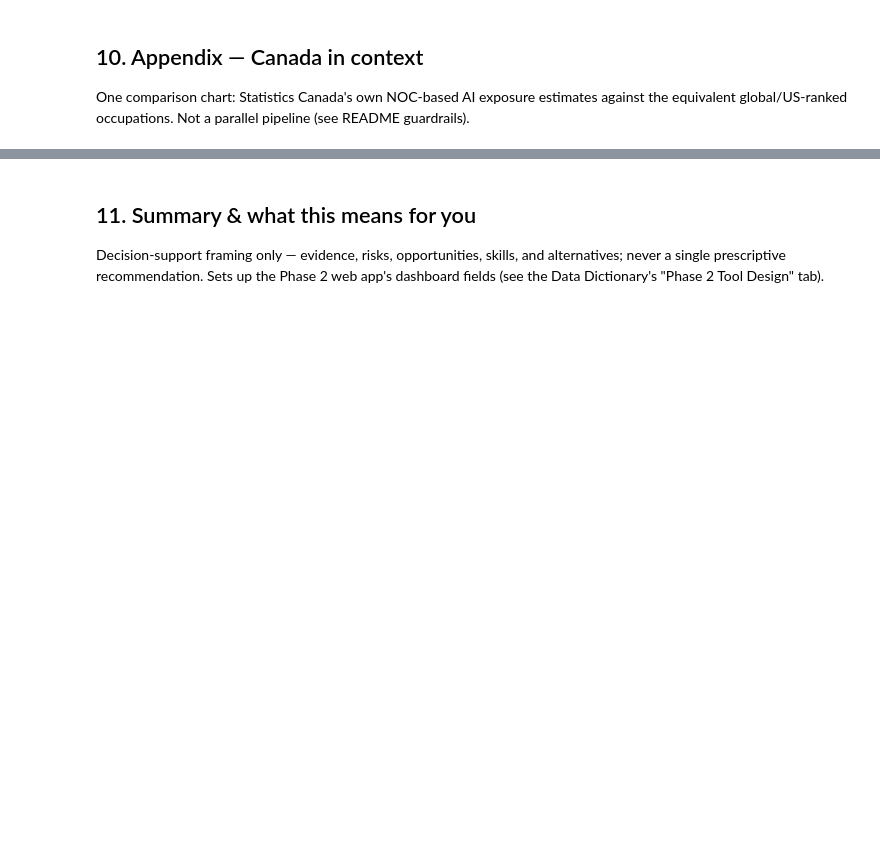
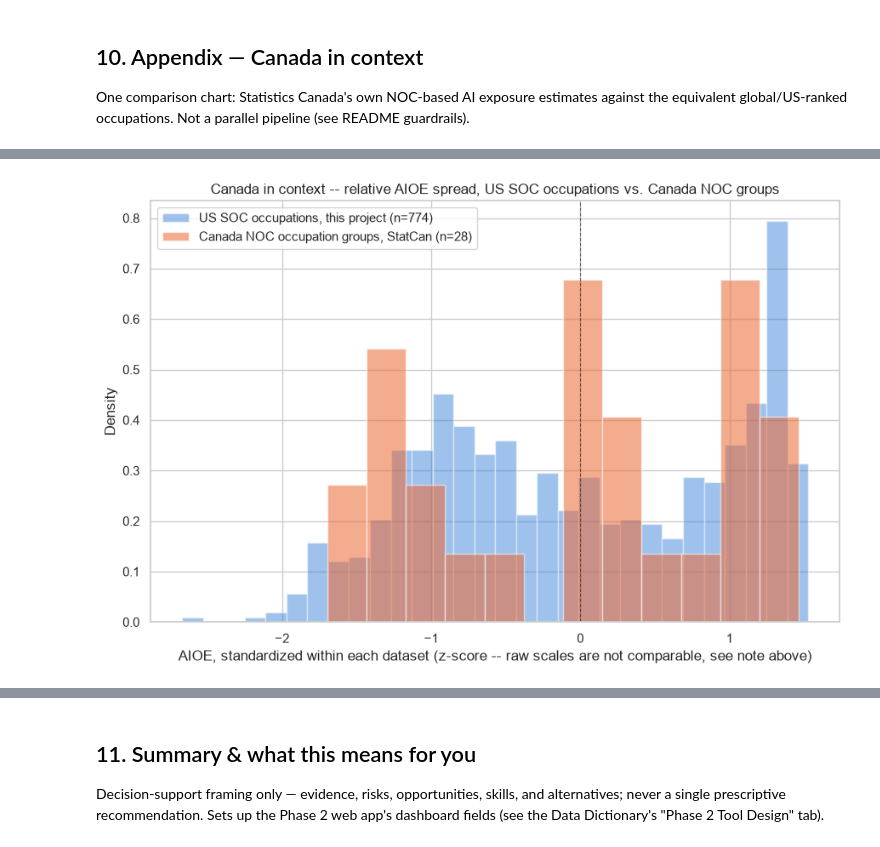
Before and after one commit to GrmaHashim/from-exposure-to-action, a Jupyter notebook: notebooks/01_exploratory_analysis.ipynb, the cells around one changed output, grey strips where cells are left out. Cells and saved outputs as stored; diff of their text form; code cells hidden in the pictures; blank space fills up the shorter version.

Commit message:
Add Canada appendix (StatCan NOC-level AIOE, z-score-normalized comparison)

```diff
--- a/notebooks/01_exploratory_analysis.ipynb
+++ b/notebooks/01_exploratory_analysis.ipynb
@@ -452,3 +652,20 @@ Occupation-to-occupation skill-vector similarity to surface, for a given high-ex
 ## 10. Appendix — Canada in context
 
 One comparison chart: Statistics Canada's own NOC-based AI exposure estimates against the equivalent global/US-ranked occupations. Not a parallel pipeline (see README guardrails).
+# %%
+# Canada appendix -- Statistics Canada's own NOC-based AI exposure
+# estimates, built on the same underlying AIOE index (Felten-Raj-Seamans)
+# this project uses at the US SOC level, but aggregated by StatCan into
+# 28 broad NOC occupation groups. Loaded standalone via
+# load_statcan_noc_exposure() -- NOT joined onto `master` through a
+# NOC-to-SOC crosswalk; this is one illustrative comparison, not a
+# parallel pipeline (see README/Data-Dictionary guardrails).
+
+from analysis.build_master_dataset import load_statcan_noc_exposure
+
+statcan = load_statcan_noc_exposure()
+print(f"=== Statistics Canada Table A.2: {len(statcan)} NOC occupation groups ===")
+display(
+    statcan[["noc_code", "occupation_group", "Employment", "AIOE", "Complementarity-adjusted AIOE"]]
+    .sort_values("AIOE", ascending=False)
+)
@@ -454,0 +691,34 @@ One comparison chart: Statistics Canada's own NOC-based AI exposure estimates ag
+# %%
+# Both columns are conceptually the same Felten-Raj-Seamans AIOE index,
+# but StatCan recomputed it themselves from O*NET v28.2 and report it on
+# their own raw scale (confirmed via the source page's own methodology
+# note: relative to their sample median, "should not be interpreted in
+# absolute terms") -- NOT the z-scored value this project's aioe_score
+# already is (confirmed: mean 0, SD 1, directly from AIOE_DataAppendix.xlsx).
+# Comparing raw values would be comparing different units under the same
+# column name, so both are standardized to their own mean/SD first.
+master_aioe = master["aioe_score"].dropna()
+master_z = (master_aioe - master_aioe.mean()) / master_aioe.std()
+
+statcan_aioe = statcan["AIOE"].dropna()
+statcan_z = (statcan_aioe - statcan_aioe.mean()) / statcan_aioe.std()
+
+fig, ax = plt.subplots(figsize=(9, 6))
+ax.hist(
+    master_z, bins=30, density=True, alpha=0.45,
+    color="#2a78d6", label=f"US SOC occupations, this project (n={len(master_z)})",
+)
+ax.hist(
+    statcan_z, bins=12, density=True, alpha=0.55,
+    color="#eb6834", label=f"Canada NOC occupation groups, StatCan (n={len(statcan_z)})",
+)
+ax.axvline(0, color="black", linewidth=0.8, linestyle="--", alpha=0.5)
+ax.set_xlabel("AIOE, standardized within each dataset (z-score -- raw scales are not comparable, see note above)")
+ax.set_ylabel("Density")
+ax.set_title("Canada in context -- relative AIOE spread, US SOC occupations vs. Canada NOC groups")
+ax.legend()
+plt.tight_layout()
+plt.savefig("../outputs/figures/canada_appendix_aioe_comparison.png", dpi=150)
+plt.show()
+# %% [output]
+[figure, added]
```
Also changed, not shown: parts of 22 cells of this notebook, 2 other files.
